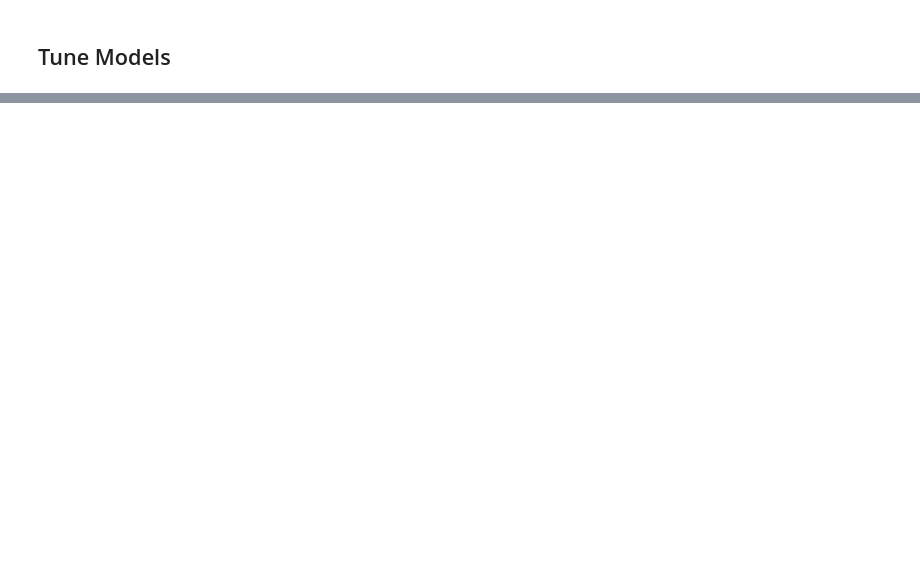
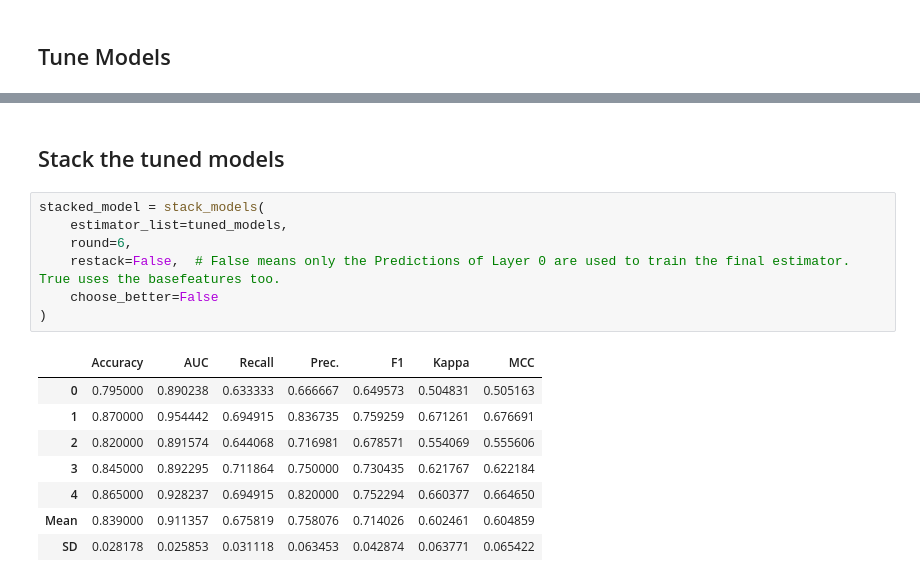
Before and after one commit to Wuuzzaa/thesis, a Jupyter notebook: src/pycaret_test.ipynb, the cells around one changed output, grey strips where cells are left out. Saved outputs shown, nothing was run; the diff lists cells and outputs as text; blank space fills up the shorter version.

```diff
--- a/src/pycaret_test.ipynb
+++ b/src/pycaret_test.ipynb
@@ -223,0 +278,18 @@ predict_df_tuned
+# %% [markdown]
+## Stack the tuned models
+# %%
+stacked_model = stack_models(
+    estimator_list=tuned_models,
+    round=6,
+    restack=False,  # False means only the Predictions of Layer 0 are used to train the final estimator. True uses the basefeatures too.
+    choose_better=False
+)
+# %% [output]
+|  | Accuracy | AUC | Recall | Prec. | F1 | Kappa | MCC |
+| 0 | 0.795000 | 0.890238 | 0.633333 | 0.666667 | 0.649573 | 0.504831 | 0.505163 |
+| 1 | 0.870000 | 0.954442 | 0.694915 | 0.836735 | 0.759259 | 0.671261 | 0.676691 |
+| 2 | 0.820000 | 0.891574 | 0.644068 | 0.716981 | 0.678571 | 0.554069 | 0.555606 |
+| 3 | 0.845000 | 0.892295 | 0.711864 | 0.750000 | 0.730435 | 0.621767 | 0.622184 |
+| 4 | 0.865000 | 0.928237 | 0.694915 | 0.820000 | 0.752294 | 0.660377 | 0.664650 |
+| Mean | 0.839000 | 0.911357 | 0.675819 | 0.758076 | 0.714026 | 0.602461 | 0.604859 |
+| SD | 0.028178 | 0.025853 | 0.031118 | 0.063453 | 0.042874 | 0.063771 | 0.065422 |
```
Also changed, not shown: parts of 11 cells of this notebook, 3 other files.
